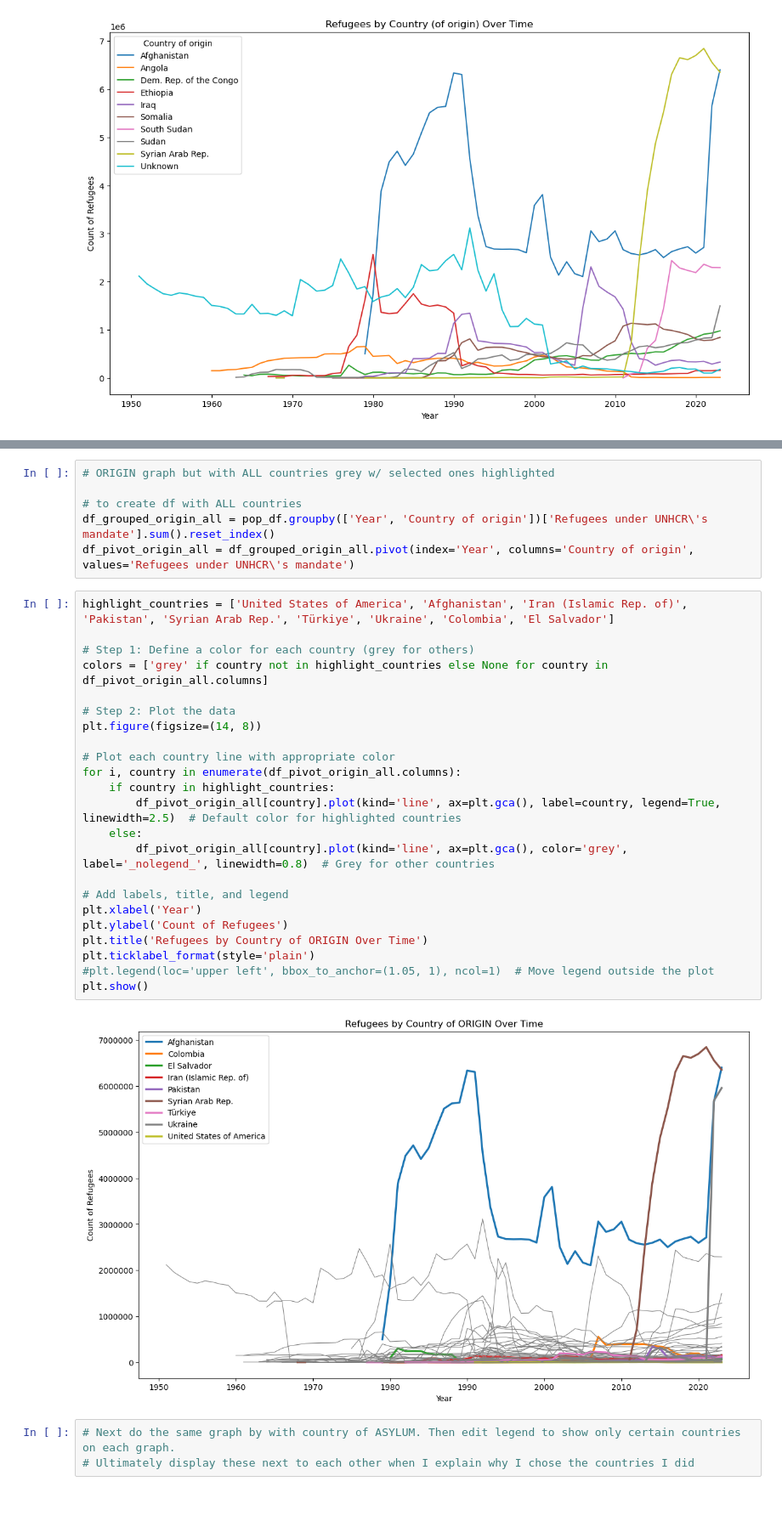
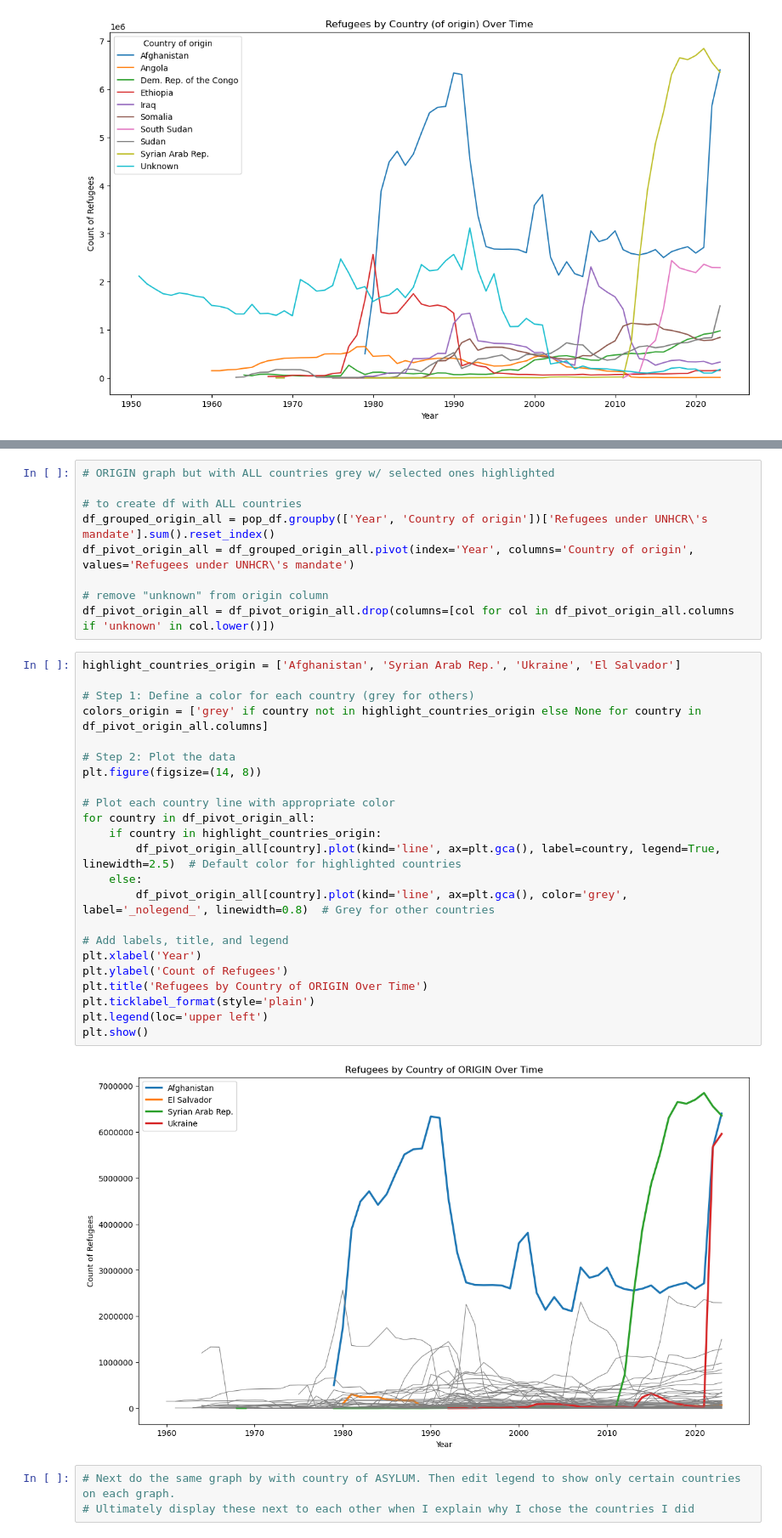
Before and after one commit to ryanhartman247/capstone_refugees_da12, a Jupyter notebook: notebooks/population_totals.ipynb, the cells around one changed output, grey strips where cells are left out. Shown at 85% size. Drawn from its saved outputs; the diff is of its cells as text; blank space fills up the shorter version.

```diff
--- a/notebooks/population_totals.ipynb
+++ b/notebooks/population_totals.ipynb
@@ -199,31 +199,34 @@ plt.show()
 # to create df with ALL countries
 df_grouped_origin_all = pop_df.groupby(['Year', 'Country of origin'])['Refugees under UNHCR\'s mandate'].sum().reset_index()
 df_pivot_origin_all = df_grouped_origin_all.pivot(index='Year', columns='Country of origin', values='Refugees under UNHCR\'s mandate')
+
+# remove "unknown" from origin column
+df_pivot_origin_all = df_pivot_origin_all.drop(columns=[col for col in df_pivot_origin_all.columns if 'unknown' in col.lower()])
 # %%
-highlight_countries = ['United States of America', 'Afghanistan', 'Iran (Islamic Rep. of)', 'Pakistan', 'Syrian Arab Rep.', 'Türkiye', 'Ukraine', 'Colombia', 'El Salvador']
+highlight_countries_origin = ['Afghanistan', 'Syrian Arab Rep.', 'Ukraine', 'El Salvador']
 
 # Step 1: Define a color for each country (grey for others)
-colors = ['grey' if country not in highlight_countries else None for country in df_pivot_origin_all.columns]
+colors_origin = ['grey' if country not in highlight_countries_origin else None for country in df_pivot_origin_all.columns]
 
 # Step 2: Plot the data
 plt.figure(figsize=(14, 8))
 
 # Plot each country line with appropriate color
-for i, country in enumerate(df_pivot_origin_all.columns):
-    if country in highlight_countries:
+for country in df_pivot_origin_all:
+    if country in highlight_countries_origin:
         df_pivot_origin_all[country].plot(kind='line', ax=plt.gca(), label=country, legend=True, linewidth=2.5)  # Default color for highlighted countries
     else:
         df_pivot_origin_all[country].plot(kind='line', ax=plt.gca(), color='grey', label='_nolegend_', linewidth=0.8)  # Grey for other countries
 
 # Add labels, title, and legend
 plt.xlabel('Year')
 plt.ylabel('Count of Refugees')
 plt.title('Refugees by Country of ORIGIN Over Time')
 plt.ticklabel_format(style='plain')
-#plt.legend(loc='upper left', bbox_to_anchor=(1.05, 1), ncol=1)  # Move legend outside the plot
+plt.legend(loc='upper left')
 plt.show()
 # %% [output]
-[figure, old version]
+[figure, new version]
 # %%
 # Next do the same graph by with country of ASYLUM. Then edit legend to show only certain countries on each graph.
 # Ultimately display these next to each other when I explain why I chose the countries I did
```
Also changed, not shown: parts of 11 cells of this notebook, 2 other files.
